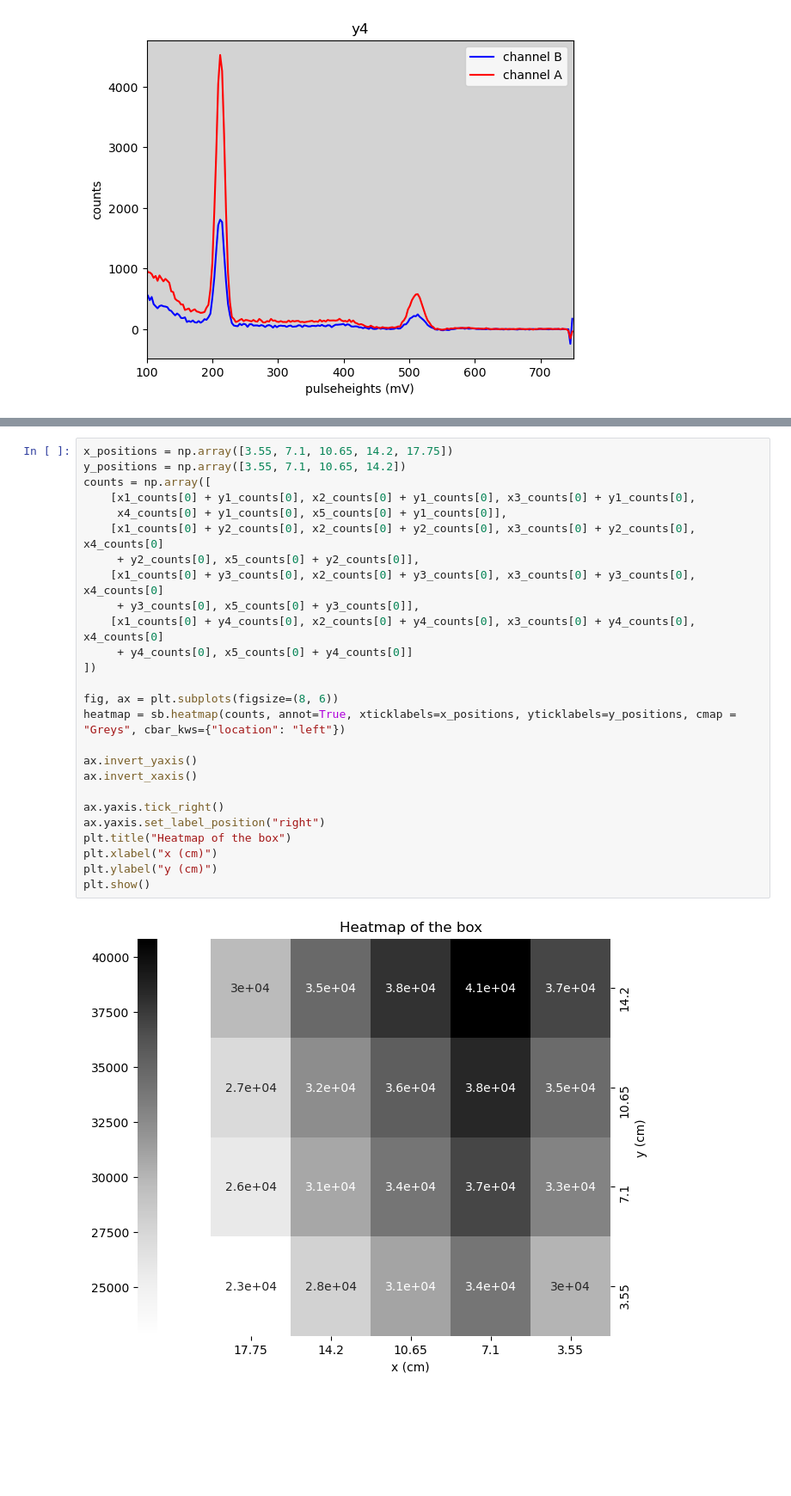
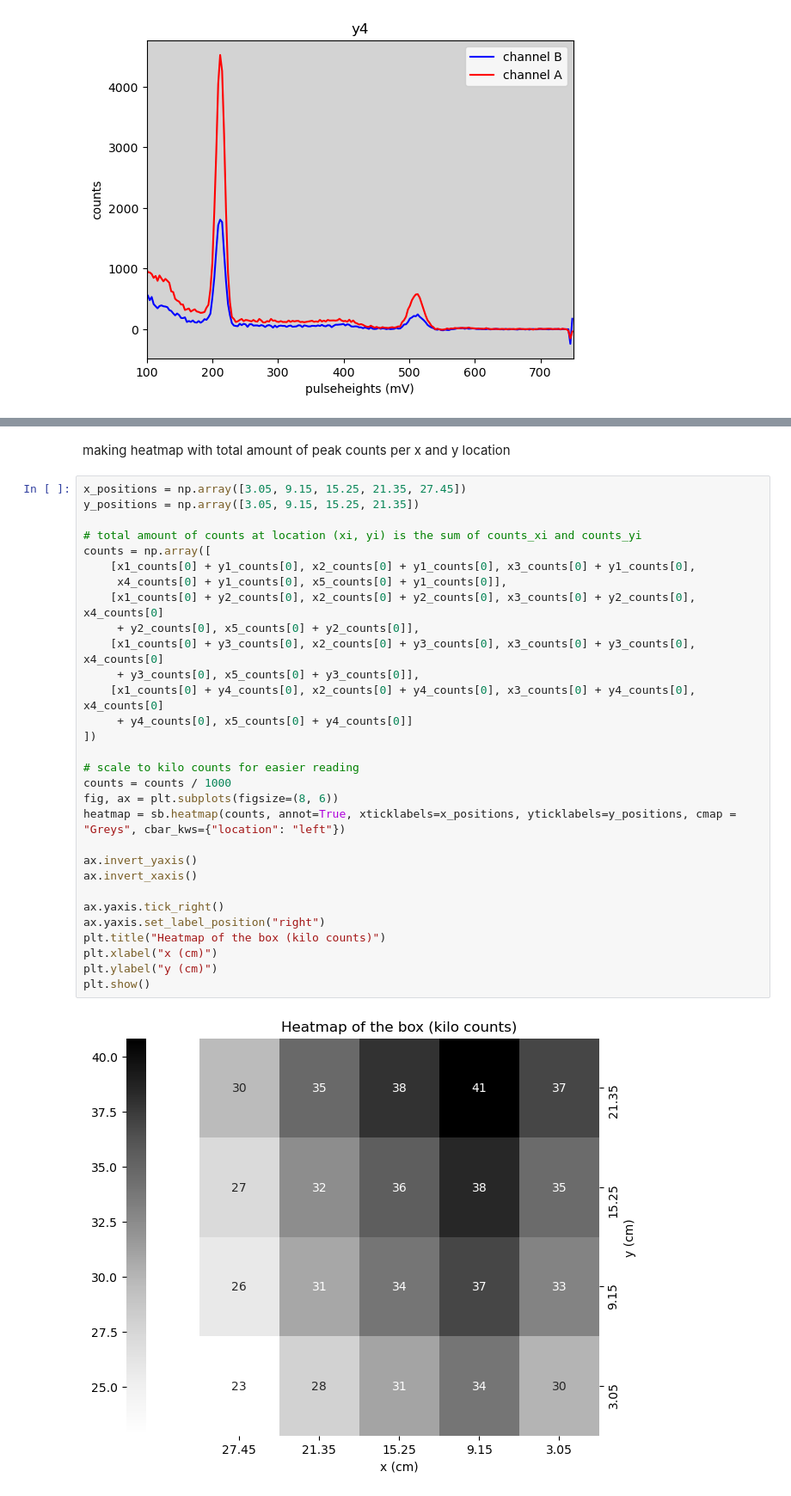
Before and after one commit to jrc-rodriguez/particle_physics, a Jupyter notebook: particle_physics.ipynb, the cells around one changed output, grey strips where cells are left out. Shown at 86% size. Drawn from its saved outputs; the diff is of its cells as text; blank space fills up the shorter version.

```diff
--- a/particle_physics.ipynb
+++ b/particle_physics.ipynb
@@ -309,28 +322,34 @@ plt.show()
+# %% [markdown]
+making heatmap with total amount of peak counts per x and y location
 # %%
-x_positions = np.array([3.55, 7.1, 10.65, 14.2, 17.75])
-y_positions = np.array([3.55, 7.1, 10.65, 14.2])
+x_positions = np.array([3.05, 9.15, 15.25, 21.35, 27.45])
+y_positions = np.array([3.05, 9.15, 15.25, 21.35])
+
+# total amount of counts at location (xi, yi) is the sum of counts_xi and counts_yi
 counts = np.array([
     [x1_counts[0] + y1_counts[0], x2_counts[0] + y1_counts[0], x3_counts[0] + y1_counts[0],
      x4_counts[0] + y1_counts[0], x5_counts[0] + y1_counts[0]],
     [x1_counts[0] + y2_counts[0], x2_counts[0] + y2_counts[0], x3_counts[0] + y2_counts[0], x4_counts[0]
      + y2_counts[0], x5_counts[0] + y2_counts[0]],
     [x1_counts[0] + y3_counts[0], x2_counts[0] + y3_counts[0], x3_counts[0] + y3_counts[0], x4_counts[0]
      + y3_counts[0], x5_counts[0] + y3_counts[0]],
     [x1_counts[0] + y4_counts[0], x2_counts[0] + y4_counts[0], x3_counts[0] + y4_counts[0], x4_counts[0]
      + y4_counts[0], x5_counts[0] + y4_counts[0]]
 ])
 
+# scale to kilo counts for easier reading
+counts = counts / 1000
 fig, ax = plt.subplots(figsize=(8, 6))
 heatmap = sb.heatmap(counts, annot=True, xticklabels=x_positions, yticklabels=y_positions, cmap = "Greys", cbar_kws={"location": "left"})
 
 ax.invert_yaxis()
 ax.invert_xaxis()
 
 ax.yaxis.tick_right()
 ax.yaxis.set_label_position("right")
-plt.title("Heatmap of the box")
+plt.title("Heatmap of the box (kilo counts)")
 plt.xlabel("x (cm)")
 plt.ylabel("y (cm)")
 plt.show()
 # %% [output]
-[figure, old version]
+[figure, new version]
```
Also changed, not shown: parts of 24 cells of this notebook.
